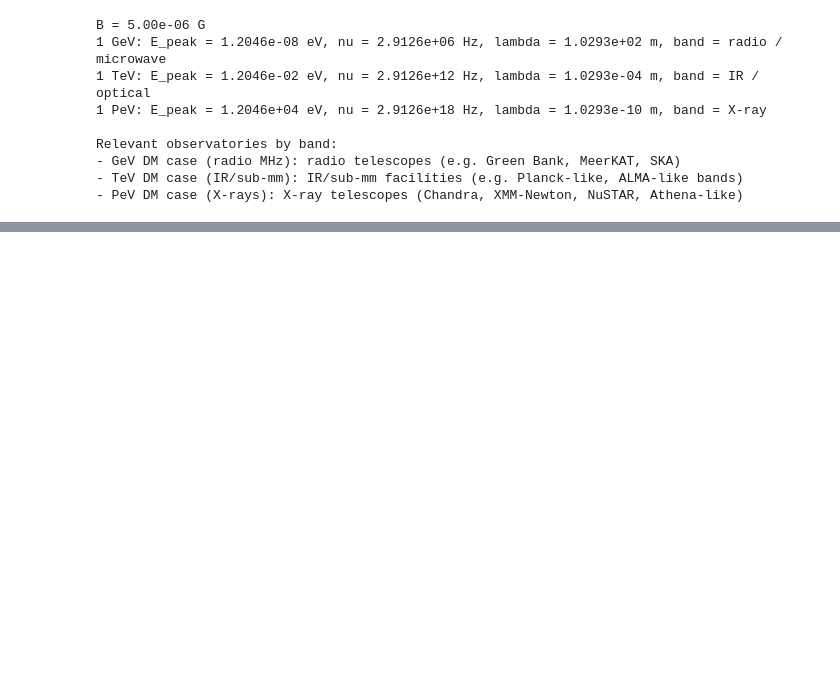
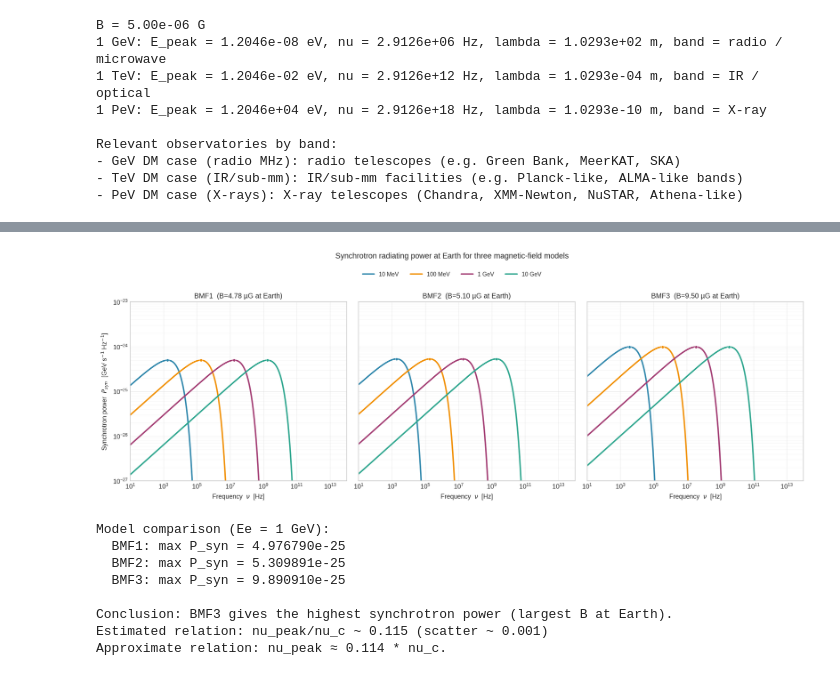
Before and after one commit to baltabaygal/GGI_School_DM_2026-main, a Jupyter notebook: Power.ipynb, the cells around one changed output, grey strips where cells are left out. Saved outputs shown, nothing was run; the diff lists cells and outputs as text; code cells hidden in the pictures; blank space fills up the shorter version.

```diff
--- a/Power.ipynb
+++ b/Power.ipynb
@@ -307,0 +408,79 @@ Relevant observatories by band:
+# %%
+# Solution 3.2.2
+import numpy as np
+import matplotlib.pyplot as plt
+
+# Visual style
+plt.style.use('seaborn-v0_8-whitegrid')
+plt.rcParams.update({
+    'figure.dpi': 130,
+    'axes.titlesize': 11,
+    'axes.labelsize': 10,
+    'legend.fontsize': 9,
+})
+
+Ee_list = [1e-2, 1e-1, 1.0, 10.0]  # GeV: 10 MeV, 100 MeV, 1 GeV, 10 GeV
+Ee_labels = ['10 MeV', '100 MeV', '1 GeV', '10 GeV']
+colors = ['#2E86AB', '#F18F01', '#A23B72', '#2CA58D']
+models = [('BMF1', BMF1), ('BMF2', BMF2), ('BMF3', BMF3)]
+
+R_earth, z_earth = rSun, 0.0
+nu_grid = np.logspace(1, 14, 1200)
+
+fig, axes = plt.subplots(1, 3, figsize=(15.5, 5.1), sharey=True)
+peak_ratios = []
+
+for ax, (mname, Bfun) in zip(axes, models):
+    B_here = Bfun(R_earth, z_earth)
+    for Ee, lab, col in zip(Ee_list, Ee_labels, colors):
+        ps = np.array([PSyn(nu, Ee, Bfun, R_earth, z_earth) for nu in nu_grid])
+        ps = np.where(np.isfinite(ps) & (ps > 0), ps, np.nan)
+        ax.loglog(nu_grid, ps, lw=2.2, color=col, label=lab)
+
+        # Peak marker and nu_peak/nu_c estimate
+        ipeak = np.nanargmax(ps)
+        nu_peak = nu_grid[ipeak]
+        p_peak = ps[ipeak]
+        ax.scatter([nu_peak], [p_peak], s=18, color=col, zorder=5, edgecolor='white', linewidth=0.4)
+
+        gamma = Ee / me
+        nu_c = GeVinsec * 3/(2*np.pi) * gamma**2 * e * B_here * GaussinGeV2 / me
+        peak_ratios.append(nu_peak / nu_c)
+
+    ax.set_title(f'{mname}  (B={B_here*1e6:.2f} µG at Earth)')
+    ax.set_xlabel(r'Frequency  $\nu$  [Hz]')
+    ax.set_xlim(1e1, 1e14)
+    ax.set_ylim(1e-27, 1e-23)
+    ax.grid(True, which='major', alpha=0.35)
+    ax.grid(True, which='minor', alpha=0.15)
+
+axes[0].set_ylabel(r'Synchrotron power  $P_{syn}$  [GeV s$^{-1}$ Hz$^{-1}$]')
+
+# Shared legend
+handles, labels = axes[0].get_legend_handles_labels()
+fig.legend(handles, labels, loc='upper center', ncol=4, frameon=False, bbox_to_anchor=(0.5, 1.02))
+
+plt.suptitle('Synchrotron radiating power at Earth for three magnetic-field models', y=1.08, fontsize=12)
+plt.tight_layout()
+plt.show()
+
+# Quantitative comparison
+Ee_ref = 1.0  # GeV
+print('Model comparison (Ee = 1 GeV):')
+for mname, Bfun in models:
+    ps = np.array([PSyn(nu, Ee_ref, Bfun, R_earth, z_earth) for nu in nu_grid])
+    print(f'  {mname}: max P_syn = {np.nanmax(ps):.6e}')
+
+print('\nConclusion: BMF3 gives the highest synchrotron power (largest B at Earth).')
+print(f'Estimated relation: nu_peak/nu_c ~ {np.nanmean(peak_ratios):.3f} (scatter ~ {np.nanstd(peak_ratios):.3f})')
+print('Approximate relation: nu_peak ≈ 0.114 * nu_c.')
+# %% [output]
+[figure, added]
+Model comparison (Ee = 1 GeV):
+  BMF1: max P_syn = 4.976790e-25
+  BMF2: max P_syn = 5.309891e-25
+  BMF3: max P_syn = 9.890910e-25
+
+Conclusion: BMF3 gives the highest synchrotron power (largest B at Earth).
+Estimated relation: nu_peak/nu_c ~ 0.115 (scatter ~ 0.001)
+Approximate relation: nu_peak ≈ 0.114 * nu_c.
```
Also changed, not shown: parts of 11 cells of this notebook, 1 other file.
